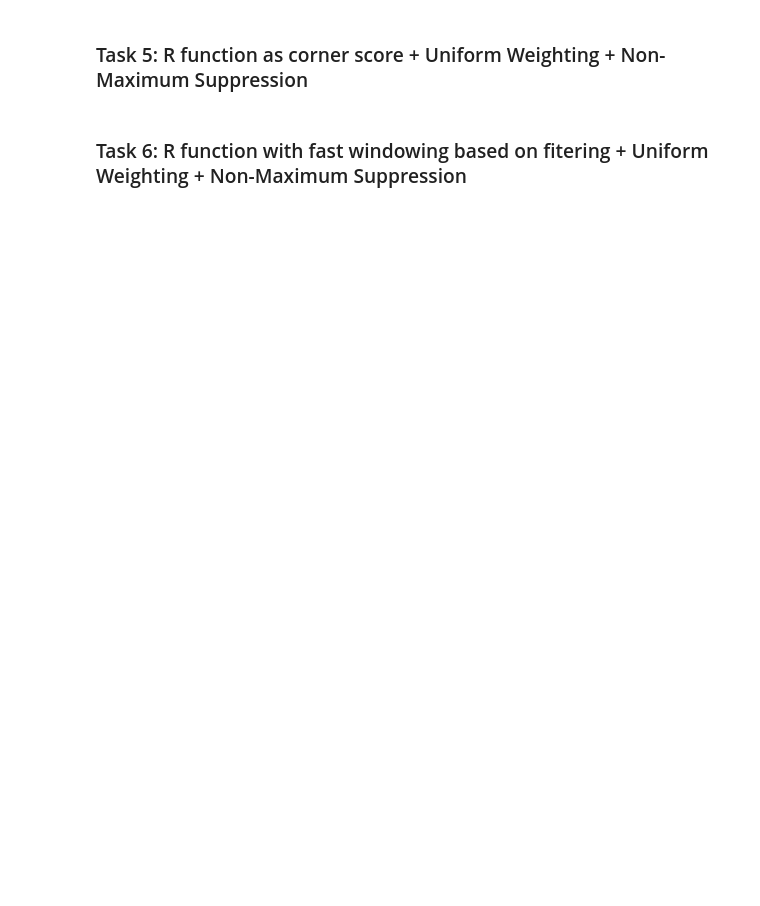
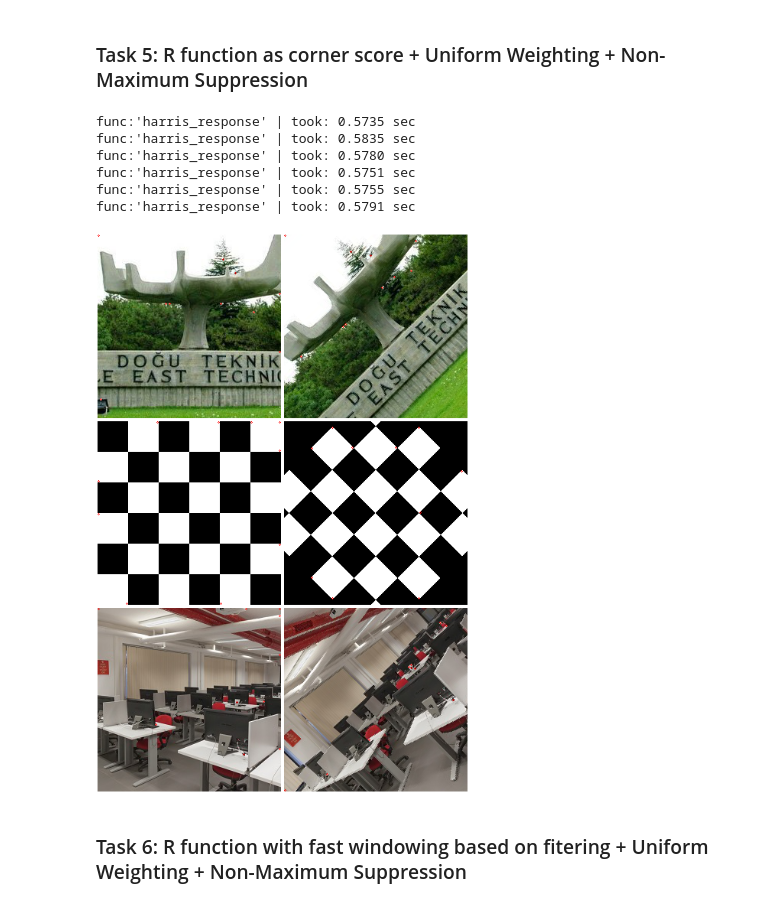
Before and after one commit to devrimcavusoglu/ceng483-cv, a Jupyter notebook: the2/Hw_notebook.ipynb, the cells around one changed output. Drawn from its saved outputs; the diff is of its cells as text; code cells hidden in the pictures; blank space fills up the shorter version.

```diff
--- a/the2/Hw_notebook.ipynb
+++ b/the2/Hw_notebook.ipynb
@@ -382,3 +430,43 @@ func:'harris_taylor_approximation' | took: 2.0990 sec
+# %%
+## Write your code here
+
+
+@timing
+def harris_response(img: np.ndarray, alpha: float = 0.06, filter_boundary: bool = False):
+    """
+    Implements vectorized naive Harris + NMS.
+    """
+    if img.ndim != 2:
+        raise ValueError("Image must be a given in grayscale as 2d array.")
+
+    m, n = img.shape
+    H_padding = ((0,0), (0, 0), (1, 1), (1, 1))
+
+    gx, gy = sobel(img)
+    gxx, gxy = sobel(gx)
+    _, gyy = sobel(gy)
+
+    H = np.array([[gxx, gxy], [gxy, gyy]])  # (2,2,m,n)
+    H_det = np.linalg.det(H.transpose((2, 3, 0, 1)))  # (m,n)
+    H_trace = np.trace(H)  # (m,n)
+    R = H_det - alpha * (H_trace ** 2)
+
+    if filter_boundary:
+        eigv2 = filter_boundary_pixels(R)
+    R = local_non_maximum_supression(R, 1)
+    corners = get_topk(img, R)
+    return corners
+
+
+draw_corners_on_fixtures(harris_response, filter_boundary=True, dev_mode=False, save_as="task_5.png")
+# %% [output]
+func:'harris_response' | took: 0.5735 sec
+func:'harris_response' | took: 0.5835 sec
+func:'harris_response' | took: 0.5780 sec
+func:'harris_response' | took: 0.5751 sec
+func:'harris_response' | took: 0.5755 sec
+func:'harris_response' | took: 0.5791 sec
+[figure, added]
 # %%
 ## This part is for discussion
 # %% [markdown]
```
Also changed, not shown: parts of 13 cells of this notebook, 6 other files.
